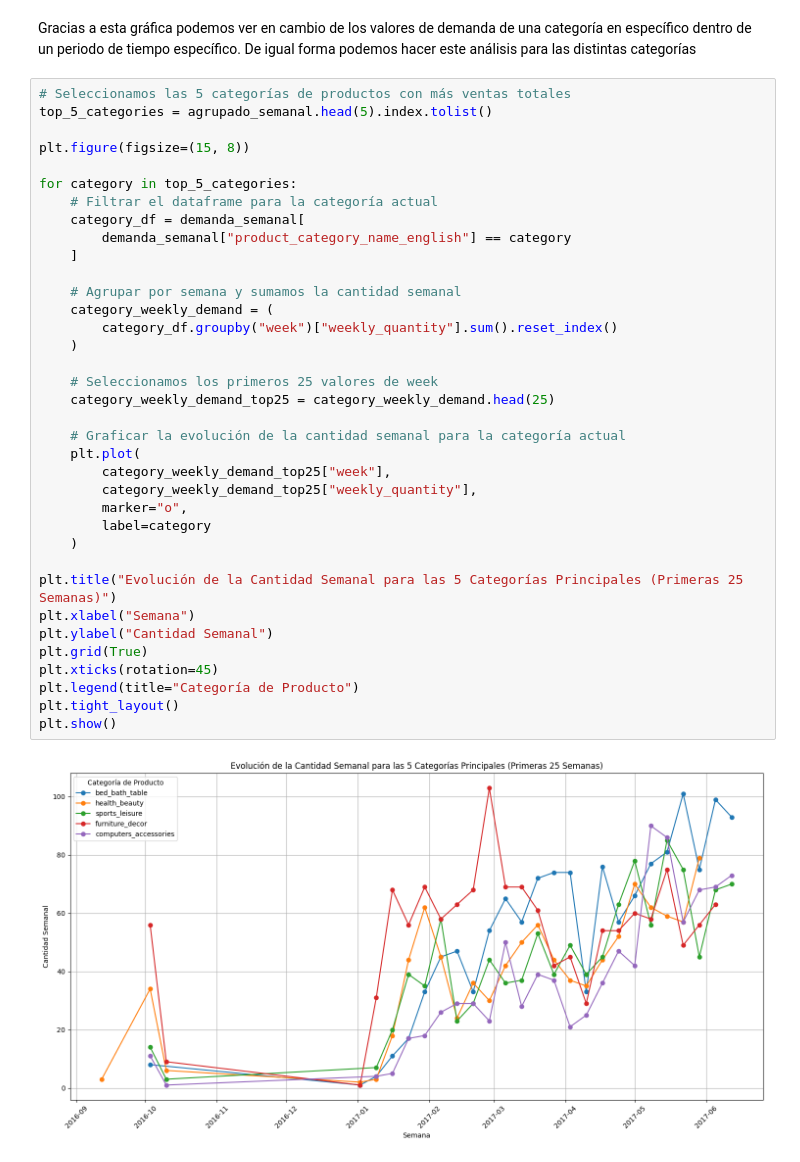
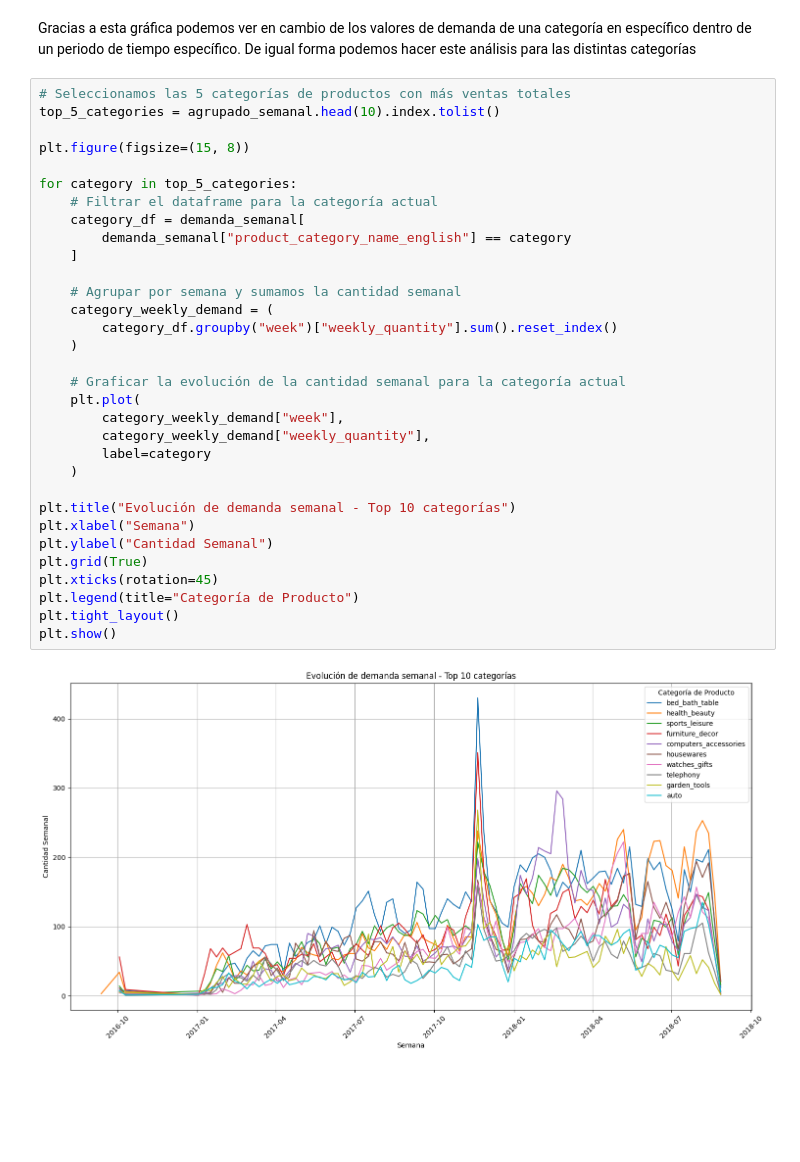
Before and after one commit to roguef07/TFM_Equipo_15, a Jupyter notebook: scrapping/EDA.ipynb, the cells around one changed output. Saved outputs shown, nothing was run; the diff lists cells and outputs as text; blank space fills up the shorter version.

```diff
--- a/scrapping/EDA.ipynb
+++ b/scrapping/EDA.ipynb
@@ -781,39 +781,35 @@ Gracias a esta gráfica podemos ver en cambio de los valores de demanda de una c
 De igual forma podemos hacer este análisis para las distintas categorías
 # %%
 # Seleccionamos las 5 categorías de productos con más ventas totales
-top_5_categories = agrupado_semanal.head(5).index.tolist()
+top_5_categories = agrupado_semanal.head(10).index.tolist()
 
 plt.figure(figsize=(15, 8))
 
 for category in top_5_categories:
     # Filtrar el dataframe para la categoría actual
     category_df = demanda_semanal[
         demanda_semanal["product_category_name_english"] == category
     ]
 
     # Agrupar por semana y sumamos la cantidad semanal
     category_weekly_demand = (
         category_df.groupby("week")["weekly_quantity"].sum().reset_index()
     )
 
-    # Seleccionamos los primeros 25 valores de week
-    category_weekly_demand_top25 = category_weekly_demand.head(25)
-
     # Graficar la evolución de la cantidad semanal para la categoría actual
     plt.plot(
-        category_weekly_demand_top25["week"],
-        category_weekly_demand_top25["weekly_quantity"],
-        marker="o",
+        category_weekly_demand["week"],
+        category_weekly_demand["weekly_quantity"],
         label=category
     )
 
-plt.title("Evolución de la Cantidad Semanal para las 5 Categorías Principales (Primeras 25 Semanas)")
+plt.title("Evolución de demanda semanal - Top 10 categorías")
 plt.xlabel("Semana")
 plt.ylabel("Cantidad Semanal")
 plt.grid(True)
 plt.xticks(rotation=45)
 plt.legend(title="Categoría de Producto")
 plt.tight_layout()
 plt.show()
 # %% [output]
-[figure, old version]
+[figure, new version]
```
Also changed, not shown: parts of 1 cell of this notebook.
